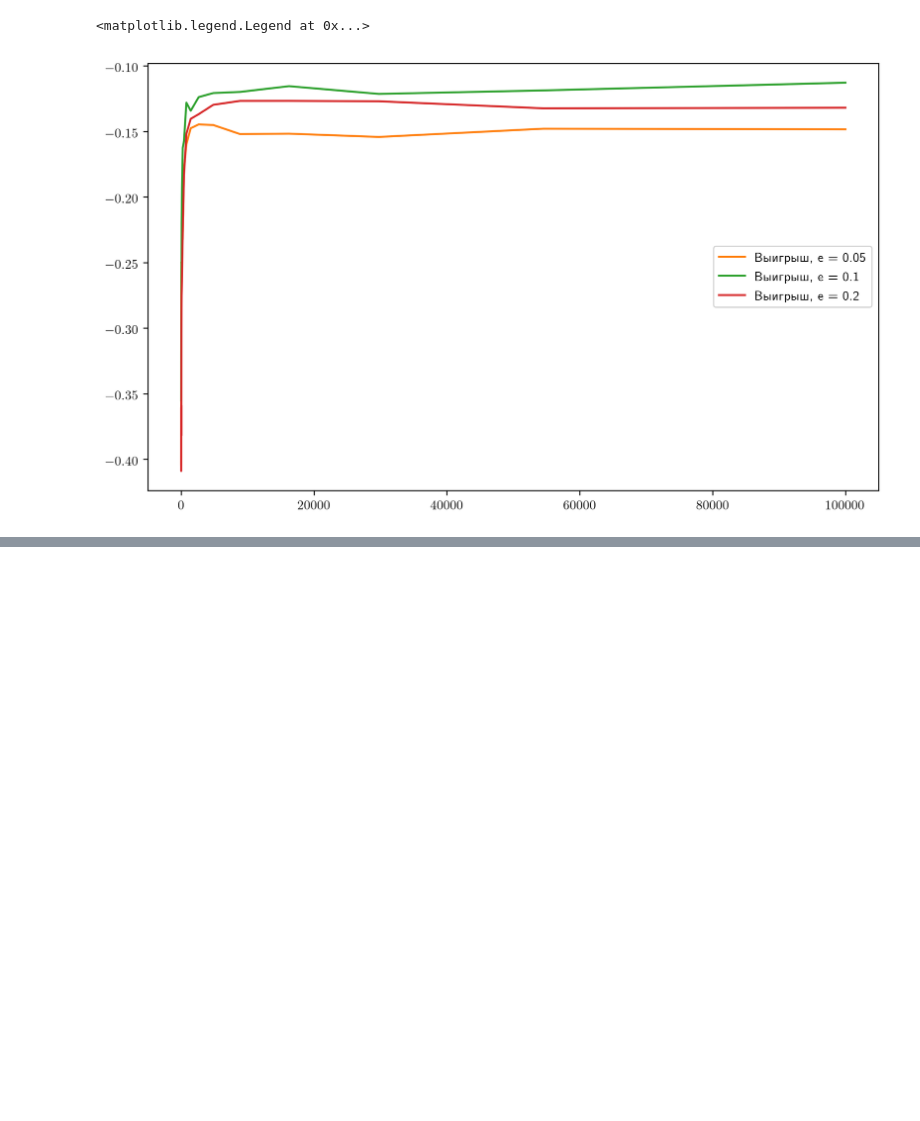
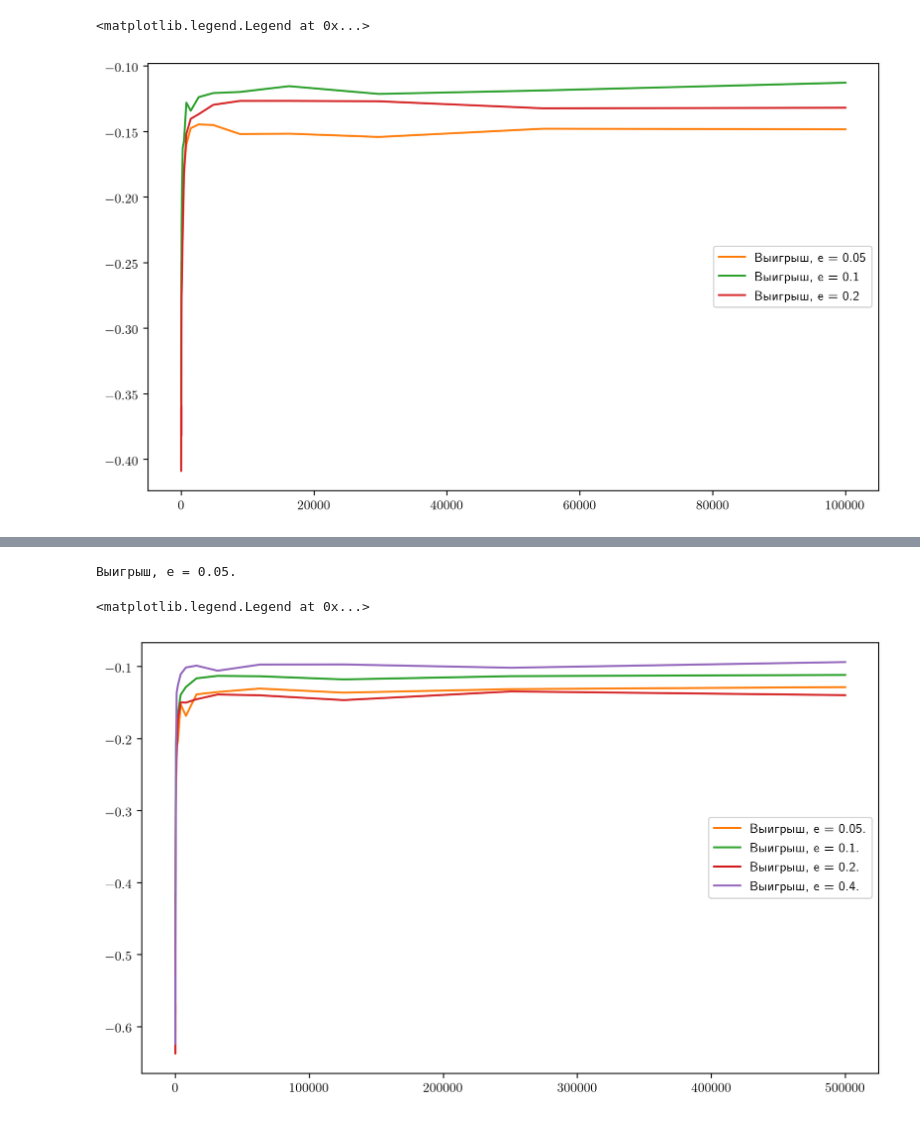
Before and after one commit to Didovgopoly/AdvadcedDL, a Jupyter notebook: HW1/MC.ipynb, the cells around one changed output, grey strips where cells are left out. Cells and saved outputs as stored; diff of their text form; code cells hidden in the pictures; blank space fills up the shorter version.

```diff
--- a/HW1/MC.ipynb
+++ b/HW1/MC.ipynb
@@ -71,5 +71,5 @@ Text(0.5, 1.0, 'Оценка выигрыша простой стратегии'
 # %%
-class Stratagy():
+class Strategy():
     def __init__(self, number_of_states):
         self.pi = defaultdict(lambda: random.randrange(number_of_states))
 
@@ -81,13 +81,13 @@ class Stratagy():
 # %%
 evaluations = {}
 # %%
-epsilongs = [0.05, 0.1, 0.2]
+epsilons = [0.05, 0.1, 0.2]
 iterations = 100000
 x = np.geomspace(1, iterations, num=20, dtype=int)
 
-for e in epsilongs:
+for e in epsilons:
     print("eps =", e)
-    strat = Stratagy(NumberOfStates)
+    strat = Strategy(NumberOfStates)
     returns = defaultdict(list)
     Q = defaultdict(lambda: np.random.random(size=NumberOfStates))
 
@@ -138,0 +146,32 @@ ax.legend(loc="center right")
+# %%
+env = gym.make('BlackjackDoubleEnv-v2', natural=True)
+NumberOfStates = 3
+# %%
+epsilons = [0.05, 0.1, 0.2, 0.4]
+iterations = 500000
+x = np.geomspace(1, iterations, num=20, dtype=int)
+
+for e in epsilons:
+    print("eps =", e)
+    strat = Strategy(NumberOfStates)
+    returns = defaultdict(list)
+    Q = defaultdict(lambda: np.random.random(size=NumberOfStates))
+
+    states_count = defaultdict(int)
+    evaluations[e] = []
+
+    for i in range(iterations+1):
+        states, actions, reward = run_episode(env, strat.step, e)
+
+        for j in range(len(actions)):
+            state = states[j+1]
+            action = actions[j]
+            key = (state, action)
+            returns[key].append(reward)
+            Q[state][action] = sum(returns[key])/len(returns[key])
+            strat.update(Q, state)
+
+        if i in x:
+            rews = evaluate(env, strat.step, 100000)
+            evaluations[e].append(rews.mean())
+            print("work in progress", i, evaluations[e][-1])
@@ -138,0 +196,12 @@ ax.legend(loc="center right")
+# %%
+print(f'Выигрыш, e = {epsilons[0]}.')
+# %% [output]
+Выигрыш, e = 0.05.
+# %%
+fig, ax = plt.subplots(1, 1, figsize=(10, 6))
+for i in range(len(epsilons)):
+    ax.plot(x[1:], evaluations[epsilons[i]], label=f'Выигрыш, e = {epsilons[i]}.', color=f'C{i+1}')
+ax.legend(loc="center right")
+# %% [output]
+<matplotlib.legend.Legend at 0x...>
+[figure, added]
```
Also changed, not shown: parts of 6 cells of this notebook, 1 other file.
